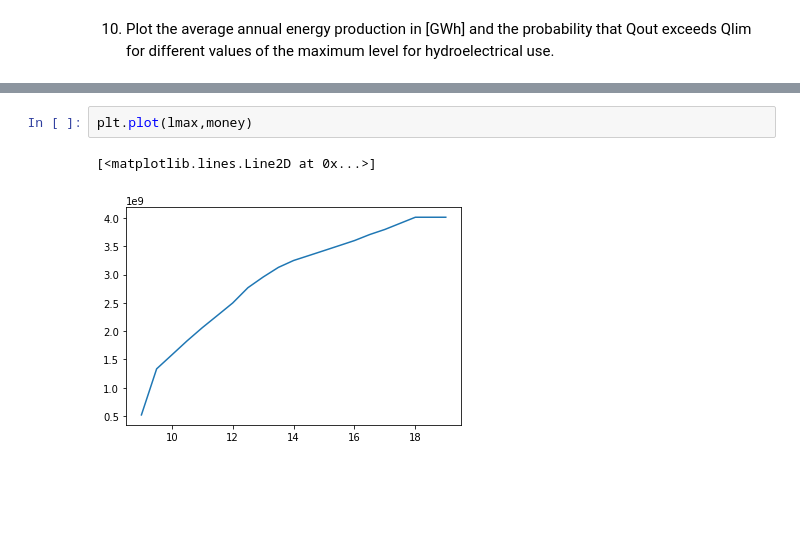
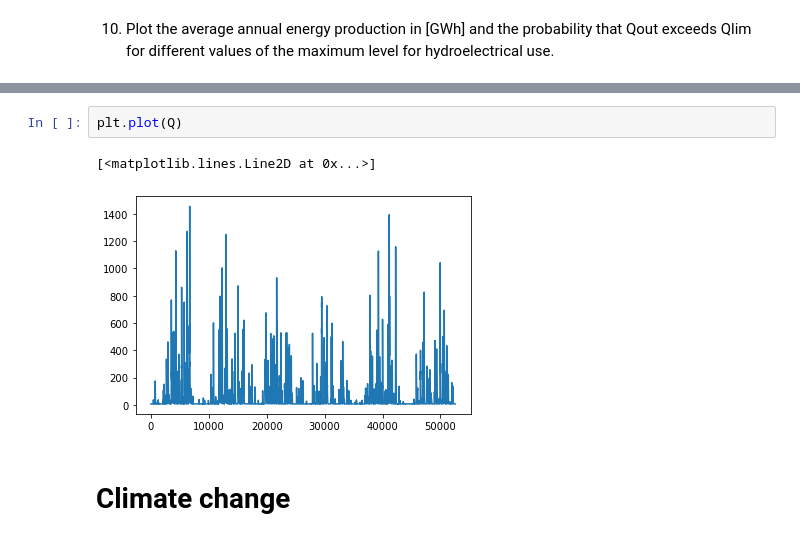
Before and after one commit to romainphan/WRE, a Jupyter notebook: Main.ipynb, the cells around one changed output, grey strips where cells are left out. Drawn from its saved outputs; the diff is of its cells as text; blank space fills up the shorter version.

```diff
--- a/Main.ipynb
+++ b/Main.ipynb
@@ -149,5 +350,7 @@ for l in lmax:
 # %%
-plt.plot(lmax,money)
+plt.plot(Q)
 # %% [output]
 [<matplotlib.lines.Line2D at 0x...>]
-[figure, old version]
+[figure, new version]
+# %% [markdown]
+# Climate change
```
Also changed, not shown: parts of 22 cells of this notebook, 1 other file.
